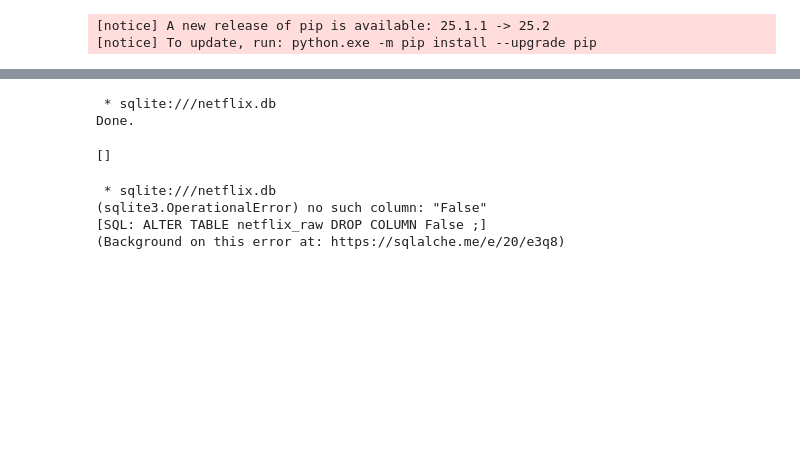
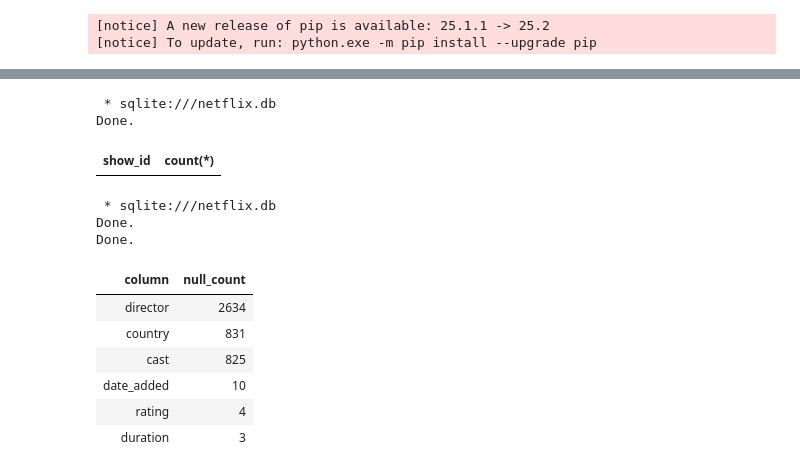
Before and after one commit to hayk9704/Netflix_data_EDA, a Jupyter notebook: netflix_explore.ipynb, the cells around one changed output, grey strips where cells are left out. Cells and saved outputs as stored; diff of their text form; code cells hidden in the pictures; blank space fills up the shorter version.

```diff
--- a/netflix_explore.ipynb
+++ b/netflix_explore.ipynb
@@ -137,17 +132,39 @@ Done.
 # %%
-#drop the index that references the column "False" (check this out)
-%sql DROP INDEX IF EXISTS "ix_netflix_raw_False";
+# show_id is supposed to be the unique identifier - hence we need to check if there are any repeating values
+%sql select show_id, count(*) from netflix group by show_id having count(*) > 1 limit 5
 
-# then drop the column
-ALTER TABLE netflix_raw DROP COLUMN "False";
+# no duplicates
 # %% [output]
  * sqlite:///netflix.db
 Done.
-[]
+| show_id | count(*) |
 # %%
-%sql ALTER TABLE netflix_raw DROP COLUMN "False";
+%%sql
+--# Checking for nulls
+
+CREATE TABLE if not exists null_table as
+SELECT 'type' as column,         SUM(`type`       IS NULL) as null_count FROM netflix
+  UNION ALL SELECT 'cast',         SUM(`cast`       IS NULL) FROM netflix
+  UNION ALL SELECT 'show_id',      SUM(show_id      IS NULL) FROM netflix
+  UNION ALL SELECT 'title',        SUM(title        IS NULL) FROM netflix
+  UNION ALL SELECT 'director',     SUM(director     IS NULL) FROM netflix
+  UNION ALL SELECT 'country',      SUM(country      IS NULL) FROM netflix
+  UNION ALL SELECT 'date_added',   SUM(date_added   IS NULL) FROM netflix
+  UNION ALL SELECT 'release_year', SUM(release_year IS NULL) FROM netflix
+  UNION ALL SELECT 'rating',       SUM(rating       IS NULL) FROM netflix
+  UNION ALL SELECT 'duration',     SUM(duration     IS NULL) FROM netflix
+  UNION ALL SELECT 'listed_in',    SUM(listed_in    IS NULL) FROM netflix
+  UNION ALL SELECT 'description',  SUM(description  IS NULL) FROM netflix;
+
+select * from null_table where null_count > 0 order by null_count DESC
 # %% [output]
  * sqlite:///netflix.db
-(sqlite3.OperationalError) no such column: "False"
-[SQL: ALTER TABLE netflix_raw DROP COLUMN False ;]
-(Background on this error at: https://sqlalche.me/e/20/e3q8)
+Done.
+Done.
+| column | null_count |
+| director | 2634 |
+| country | 831 |
+| cast | 825 |
+| date_added | 10 |
+| rating | 4 |
+| duration | 3 |
```
Also changed, not shown: parts of 20 cells of this notebook, 1 other file.
